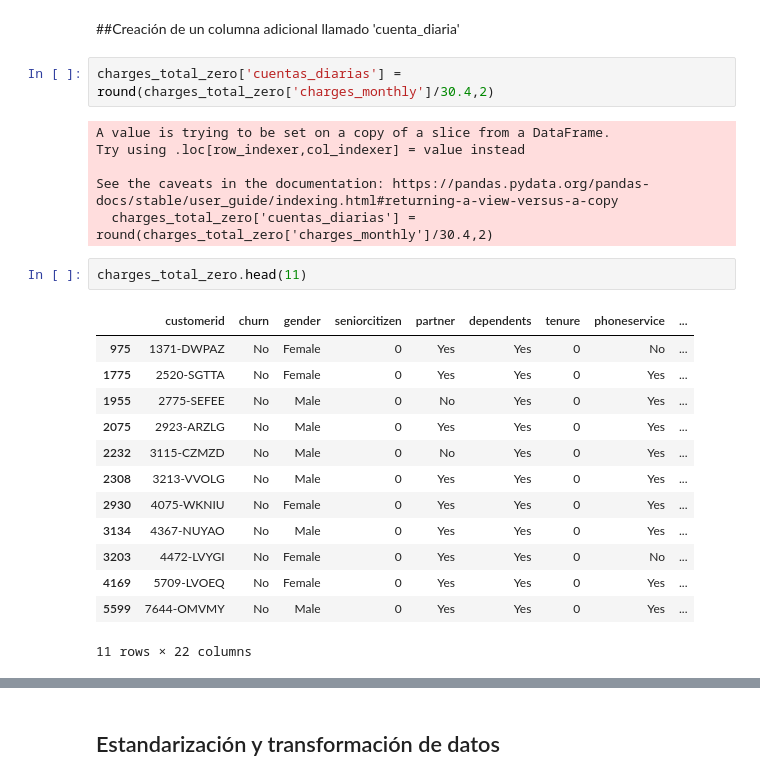
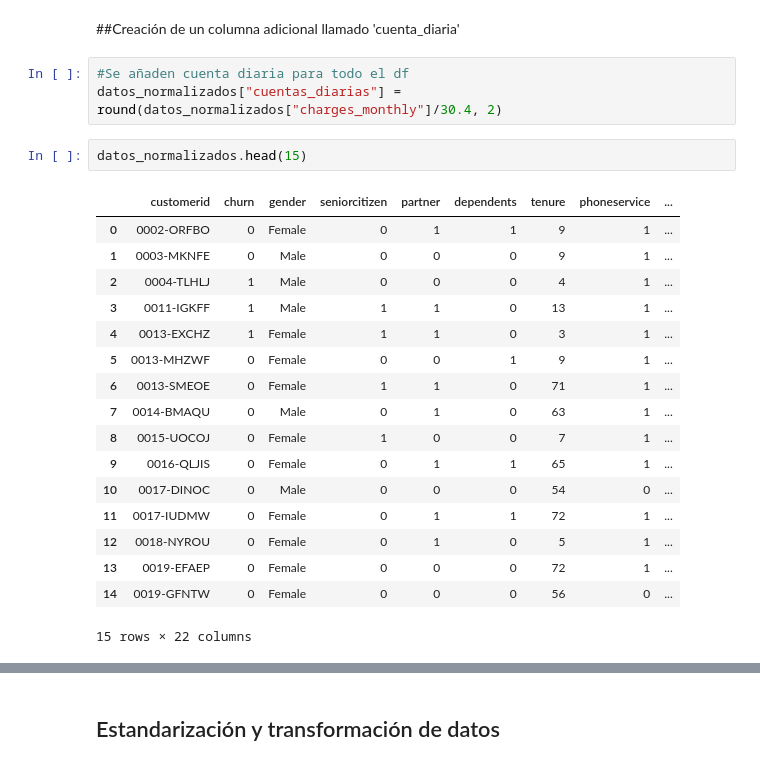
Before and after one commit to Jeder14/TelecomX_challenge-1, a Jupyter notebook: TelecomX_LATAM.ipynb, the cells around one changed output, grey strips where cells are left out. Drawn from its saved outputs; the diff is of its cells as text.

Commit message:
Corrección de cuenta_diaria y  calculo de metricas

```diff
--- a/TelecomX_LATAM.ipynb
+++ b/TelecomX_LATAM.ipynb
@@ -253,26 +253,25 @@ charges_total_zero
 # %% [markdown]
 ##Creación de un columna adicional llamado 'cuenta_diaria'
 # %%
-charges_total_zero['cuentas_diarias'] = round(charges_total_zero['charges_monthly']/30.4,2)
+#Se añaden cuenta diaria para todo el df
+datos_normalizados["cuentas_diarias"] = round(datos_normalizados["charges_monthly"]/30.4, 2)
-# %% [output]
-A value is trying to be set on a copy of a slice from a DataFrame.
-Try using .loc[row_indexer,col_indexer] = value instead
-
-See the caveats in the documentation: https://pandas.pydata.org/pandas-docs/stable/user_guide/indexing.html#returning-a-view-versus-a-copy
-  charges_total_zero['cuentas_diarias'] = round(charges_total_zero['charges_monthly']/30.4,2)
-# %%
-charges_total_zero.head(11)
-# %% [output]
-|  | customerid | churn | gender | seniorcitizen | partner | dependents | tenure | phoneservice | ... |
-| 975 | 1371-DWPAZ | No | Female | 0 | Yes | Yes | 0 | No | ... |
-| 1775 | 2520-SGTTA | No | Female | 0 | Yes | Yes | 0 | Yes | ... |
-| 1955 | 2775-SEFEE | No | Male | 0 | No | Yes | 0 | Yes | ... |
-| 2075 | 2923-ARZLG | No | Male | 0 | Yes | Yes | 0 | Yes | ... |
-| 2232 | 3115-CZMZD | No | Male | 0 | No | Yes | 0 | Yes | ... |
-| 2308 | 3213-VVOLG | No | Male | 0 | Yes | Yes | 0 | Yes | ... |
-| 2930 | 4075-WKNIU | No | Female | 0 | Yes | Yes | 0 | Yes | ... |
-| 3134 | 4367-NUYAO | No | Male | 0 | Yes | Yes | 0 | Yes | ... |
-| 3203 | 4472-LVYGI | No | Female | 0 | Yes | Yes | 0 | No | ... |
-| 4169 | 5709-LVOEQ | No | Female | 0 | Yes | Yes | 0 | Yes | ... |
-| 5599 | 7644-OMVMY | No | Male | 0 | Yes | Yes | 0 | Yes | ... |
-11 rows × 22 columns
+# %%
+datos_normalizados.head(15)
+# %% [output]
+|  | customerid | churn | gender | seniorcitizen | partner | dependents | tenure | phoneservice | ... |
+| 0 | 0002-ORFBO | 0 | Female | 0 | 1 | 1 | 9 | 1 | ... |
+| 1 | 0003-MKNFE | 0 | Male | 0 | 0 | 0 | 9 | 1 | ... |
+| 2 | 0004-TLHLJ | 1 | Male | 0 | 0 | 0 | 4 | 1 | ... |
+| 3 | 0011-IGKFF | 1 | Male | 1 | 1 | 0 | 13 | 1 | ... |
+| 4 | 0013-EXCHZ | 1 | Female | 1 | 1 | 0 | 3 | 1 | ... |
+| 5 | 0013-MHZWF | 0 | Female | 0 | 0 | 1 | 9 | 1 | ... |
+| 6 | 0013-SMEOE | 0 | Female | 1 | 1 | 0 | 71 | 1 | ... |
+| 7 | 0014-BMAQU | 0 | Male | 0 | 1 | 0 | 63 | 1 | ... |
+| 8 | 0015-UOCOJ | 0 | Female | 1 | 0 | 0 | 7 | 1 | ... |
+| 9 | 0016-QLJIS | 0 | Female | 0 | 1 | 1 | 65 | 1 | ... |
+| 10 | 0017-DINOC | 0 | Male | 0 | 0 | 0 | 54 | 0 | ... |
+| 11 | 0017-IUDMW | 0 | Female | 0 | 1 | 1 | 72 | 1 | ... |
+| 12 | 0018-NYROU | 0 | Female | 0 | 1 | 0 | 5 | 1 | ... |
+| 13 | 0019-EFAEP | 0 | Female | 0 | 0 | 0 | 72 | 1 | ... |
+| 14 | 0019-GFNTW | 0 | Female | 0 | 0 | 0 | 56 | 0 | ... |
+15 rows × 22 columns
```
Also changed, not shown: parts of 10 cells of this notebook.
